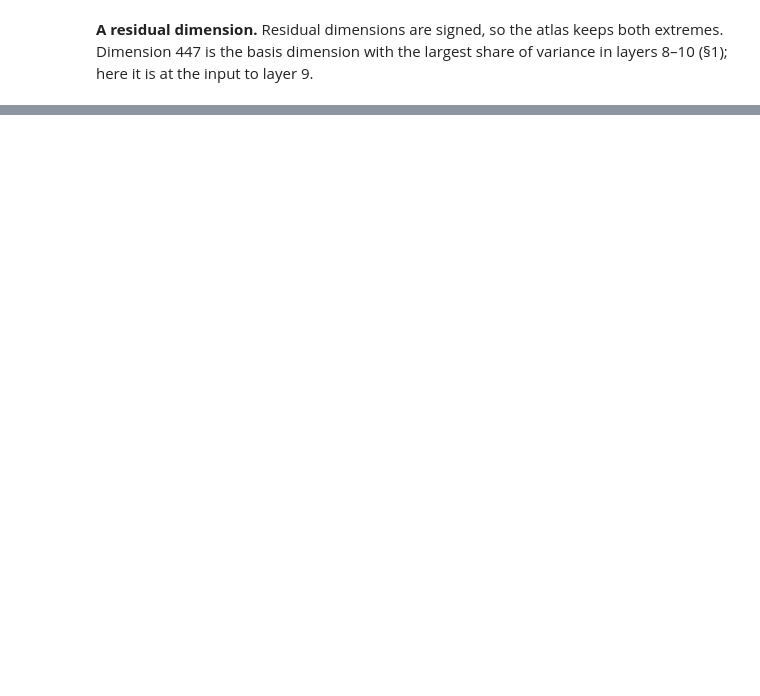
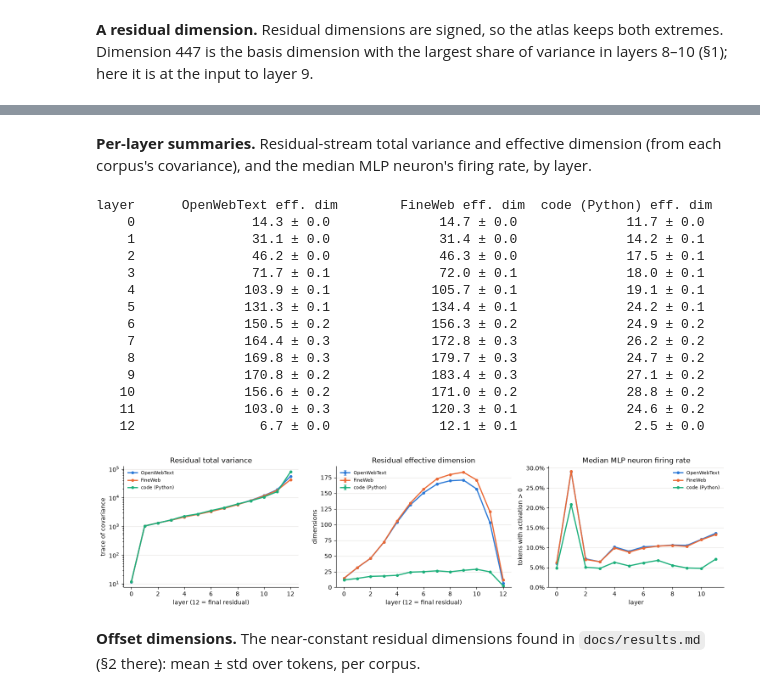
Before and after one commit to rreece/gpt2-atlas, a Jupyter notebook: notebooks/atlas.ipynb, the cells around one changed output, grey strips where cells are left out. Saved outputs shown, nothing was run; the diff lists cells and outputs as text; code cells hidden in the pictures; blank space fills up the shorter version.

```diff
--- a/notebooks/atlas.ipynb
+++ b/notebooks/atlas.ipynb
@@ -354,0 +422,43 @@ second file is a statistical replicate (different documents, same distribution),
+# %% [markdown]
+**Per-layer summaries.** Residual-stream total variance and effective dimension (from each corpus's covariance), and
+the median MLP neuron's firing rate, by layer.
+# %%
+fig, axes = plt.subplots(1, 3, figsize=(15, 3.8))
+for i, (name, c) in enumerate(corp.items()):
+    r = c.resid
+    axes[0].plot(r["layer"], r["total_var"], "o-", color=C[i], lw=2, ms=4, label=name)
+    axes[1].errorbar(r["layer"], r["pr"], yerr=r["pr_err"], fmt="o-", color=C[i], lw=2, ms=4, capsize=2, label=name)
+    fr = c.neurons[c.neurons.kind == "post"].groupby("layer").frac_pos.median()
+    axes[2].plot(fr.index, fr.to_numpy(), "o-", color=C[i], lw=2, ms=4, label=name)
+axes[0].set(yscale="log", title="Residual total variance", xlabel="layer (12 = final residual)", ylabel="trace of covariance")
+axes[1].set(title="Residual effective dimension", xlabel="layer (12 = final residual)", ylabel="dimensions", ylim=(0, None))
+axes[2].set(title="Median MLP neuron firing rate", xlabel="layer", ylabel="tokens with activation > 0", ylim=(0, None))
+axes[2].yaxis.set_major_formatter(plt.matplotlib.ticker.PercentFormatter(1.0))
+for ax in axes:
+    ax.legend(frameon=False, fontsize=8)
+    tidy(ax)
+plt.tight_layout()
+save(fig, "results_corpus_layers")
+
+print("layer  " + "".join(f"{n + ' eff. dim':>24s}" for n in corp))
+for l in corp["OpenWebText"].resid["layer"]:
+    print(f"{l:5d}  " + "".join(f"{c.resid['pr'][l]:17.1f} ± {c.resid['pr_err'][l]:<4.1f}" for c in corp.values()))
+# %% [output]
+layer      OpenWebText eff. dim        FineWeb eff. dim  code (Python) eff. dim
+    0               14.3 ± 0.0              14.7 ± 0.0              11.7 ± 0.0
+    1               31.1 ± 0.0              31.4 ± 0.0              14.2 ± 0.1
+    2               46.2 ± 0.0              46.3 ± 0.0              17.5 ± 0.1
+    3               71.7 ± 0.1              72.0 ± 0.1              18.0 ± 0.1
+    4              103.9 ± 0.1             105.7 ± 0.1              19.1 ± 0.1
+    5              131.3 ± 0.1             134.4 ± 0.1              24.2 ± 0.1
+    6              150.5 ± 0.2             156.3 ± 0.2              24.9 ± 0.2
+    7              164.4 ± 0.3             172.8 ± 0.3              26.2 ± 0.2
+    8              169.8 ± 0.3             179.7 ± 0.3              24.7 ± 0.2
+    9              170.8 ± 0.2             183.4 ± 0.3              27.1 ± 0.2
+   10              156.6 ± 0.2             171.0 ± 0.2              28.8 ± 0.2
+   11              103.0 ± 0.3             120.3 ± 0.1              24.6 ± 0.2
+   12                6.7 ± 0.0              12.1 ± 0.1               2.5 ± 0.0
+[figure, added]
+# %% [markdown]
+**Offset dimensions.** The near-constant residual dimensions found in `docs/results.md` (§2 there): mean ± std
+over tokens, per corpus.
```
Also changed, not shown: parts of 19 cells of this notebook, 11 other files.
